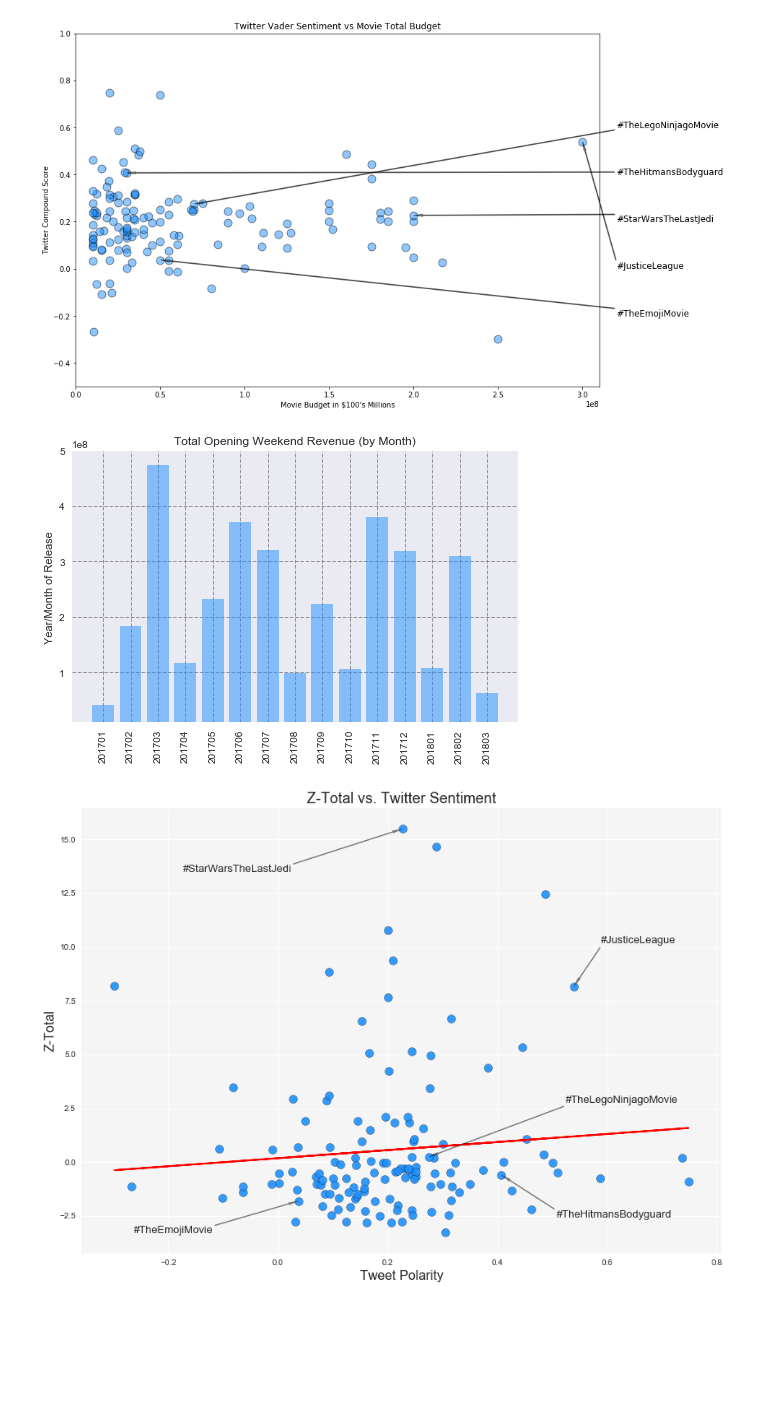
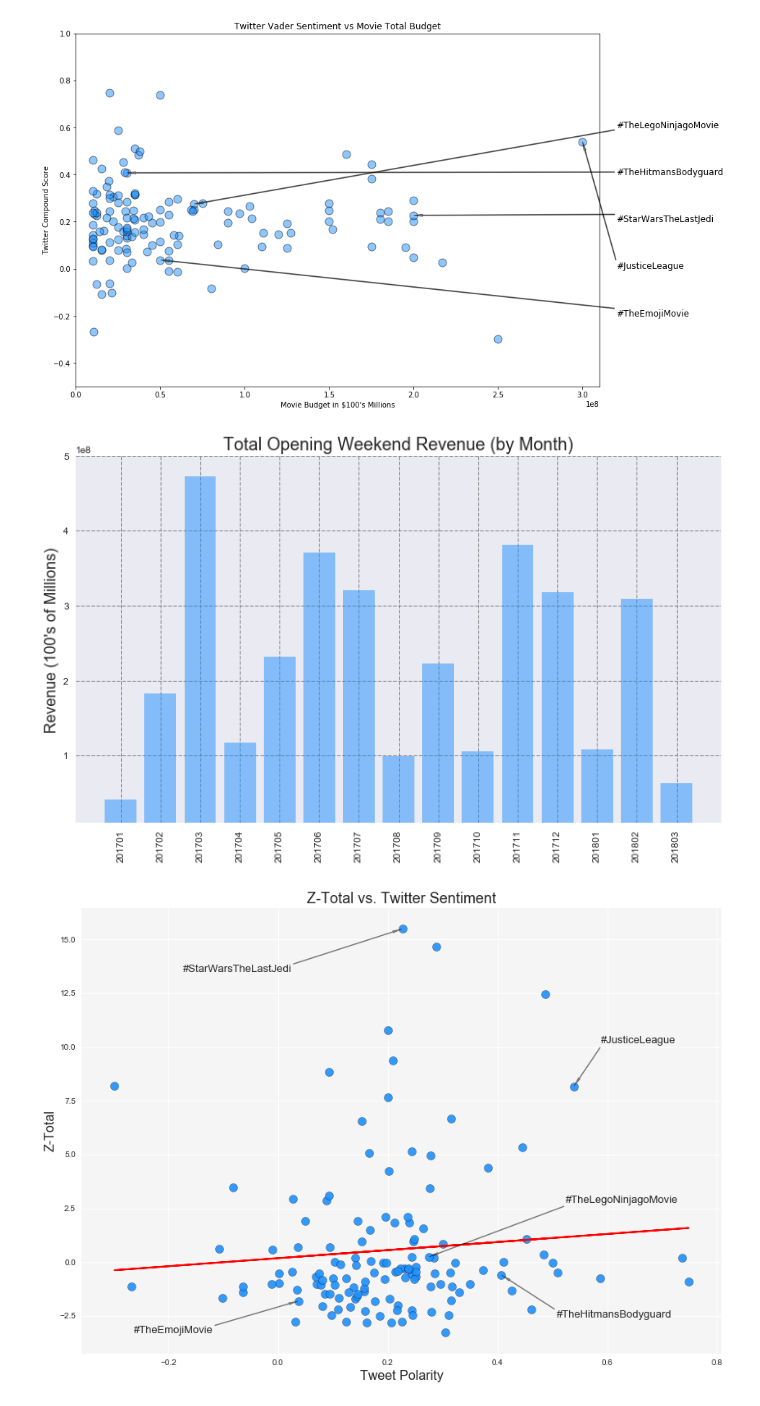
Before and after one commit to Jayleh/dream-reapers, a Jupyter notebook: Graphing.ipynb, the cells around one changed output. Cells and saved outputs as stored; diff of their text form; code cells hidden in the pictures; blank space fills up the shorter version.

```diff
--- a/Graphing.ipynb
+++ b/Graphing.ipynb
@@ -42,0 +25,7 @@ title_index_df = movie_data_df.set_index(['title'])
+# %%
+# Read all movie data csv
+movie_data_df = pd.read_csv('all_movie_data/all_movie_data.csv')
+
+# Subset df for tweet counts greater than 10
+movie_data_df = movie_data_df.loc[(movie_data_df['tweet_count']>10)]
+movie_data_df.head()
@@ -221,9 +238,10 @@ plt.show()
 # %% [output]
 [figure]
 # %%
+#6 Shilpa Revenue by Month
 sns.set_style("dark", {'grid.linestyle': '--'})
 paper_rc = {'lines.linewidth': 1, 'lines.markersize': 2}
-sns.set(rc={'figure.figsize':(8,5)})
+sns.set(rc={'figure.figsize':(12, 7)})
 
 # locating tweet count>10
 movie_data_tc10_df = movie_data_df.loc[(movie_data_df['tweet_count']>10)]
@@ -248,33 +266,35 @@ opening_weekend_rev_df["release"] = opening_weekend_rev_df["release"].astype(str
 #print(opening_weekend_rev_df.dtypes)
 # opening_weekend_rev_df
 # %%
-#6Shilpa Revenue by Month
 # y-axis for the plot (opening revenue)
 opening_weekend_rev_y = opening_weekend_rev_df["total opening by month"]
 
 # x-axis for the plot (release data)
 date_open_x = opening_weekend_rev_df["release"]
 
 # plot the barplot
 bar_plot = plt.bar(date_open_x, opening_weekend_rev_y, alpha=0.5, align="edge", color="dodgerblue")
 # (Or) using seaborn
 
 # Tell matplotlib where we would like to place each of our x axis headers
 tick_locations = np.arange(len(opening_weekend_rev_df))
 plt.xticks(tick_locations+0.4, opening_weekend_rev_df["release"], rotation="vertical")
 
 # set the x and y axis limits and labels, chart title and legends
 plt.ylim(10000000, 500000000)
-plt.title("Total Opening Weekend Revenue (by Month)")
-plt.ylabel("Year/Month of Release")
+plt.title("Total Opening Weekend Revenue (by Month)", fontsize=18)
+plt.ylabel("Revenue (100's of Millions)", fontsize=16)
 plt.grid(linestyle='--', color='grey', alpha=0.8)
 plt.axhline(0)
 
+ax = plt.gca()
+ax.set_axisbelow(True)
+
 # Save our graph and show the graph
-plt.savefig("RevenueByMonth.jpg")
+plt.savefig("images/RevenueByMonth.png")
 plt.show()
 # %% [output]
-[figure, old version]
+[figure, new version]
 # %%
 # Set axes
 ztotal = movie_data_df['ztotal']
```
Also changed, not shown: parts of 21 cells of this notebook, 36 other files.
